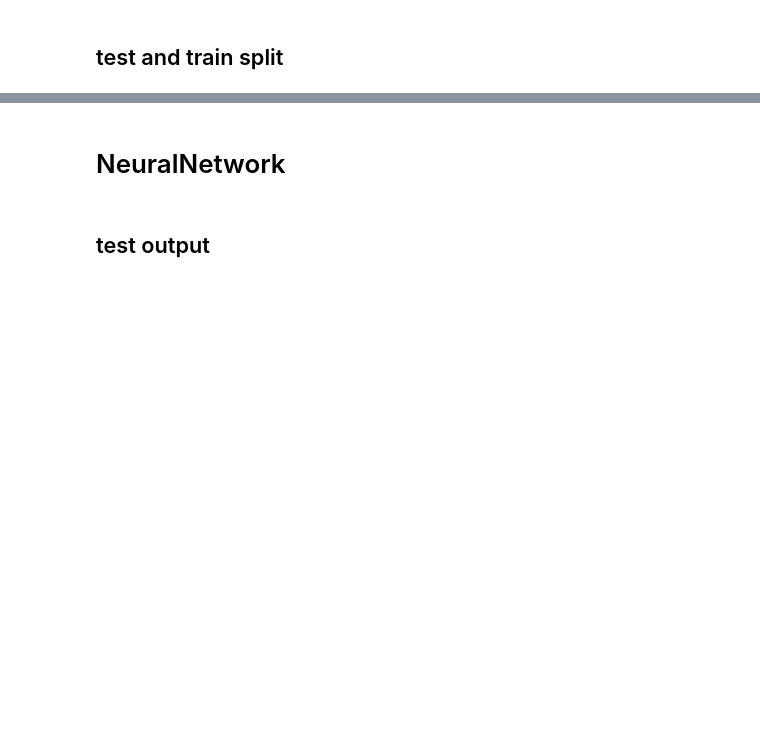
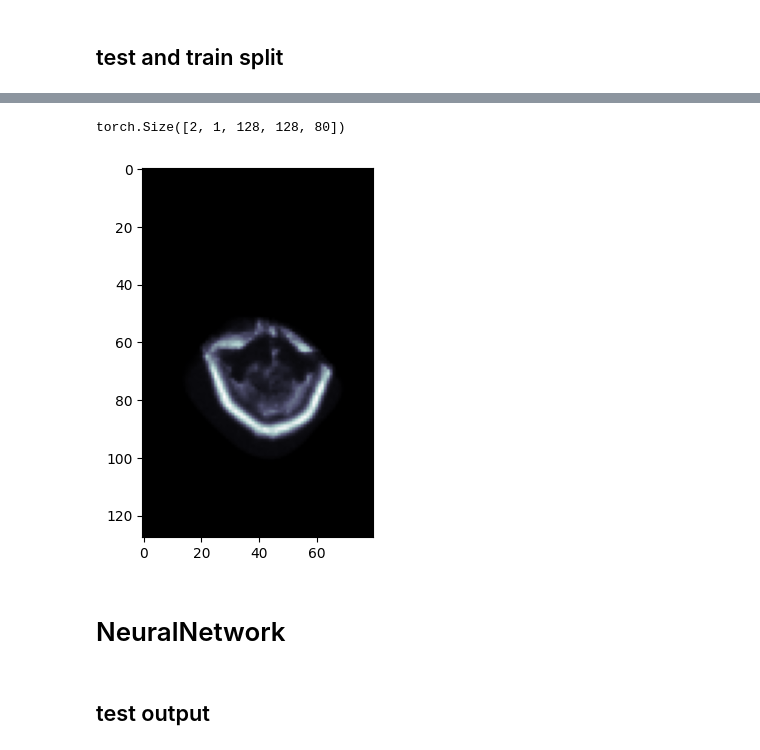
Before and after one commit to youzhiw/MedicalImaging, a Jupyter notebook: projects/OASIS/deeplearning.ipynb, the cells around one changed output, grey strips where cells are left out. Saved outputs shown, nothing was run; the diff lists cells and outputs as text; code cells hidden in the pictures; blank space fills up the shorter version.

```diff
--- a/projects/OASIS/deeplearning.ipynb
+++ b/projects/OASIS/deeplearning.ipynb
@@ -77,3 +97,10 @@ torch.Size([1, 1, 256, 256, 160])
+# %%
+sample = next(iter(train_loader))
+plt.imshow(sample[0][0][0][96], cmap = 'bone')
+sample[0].shape
+# %% [output]
+torch.Size([2, 1, 128, 128, 80])
+[figure, added]
 # %% [markdown]
 # NeuralNetwork
 # %%
```
Also changed, not shown: parts of 14 cells of this notebook.
